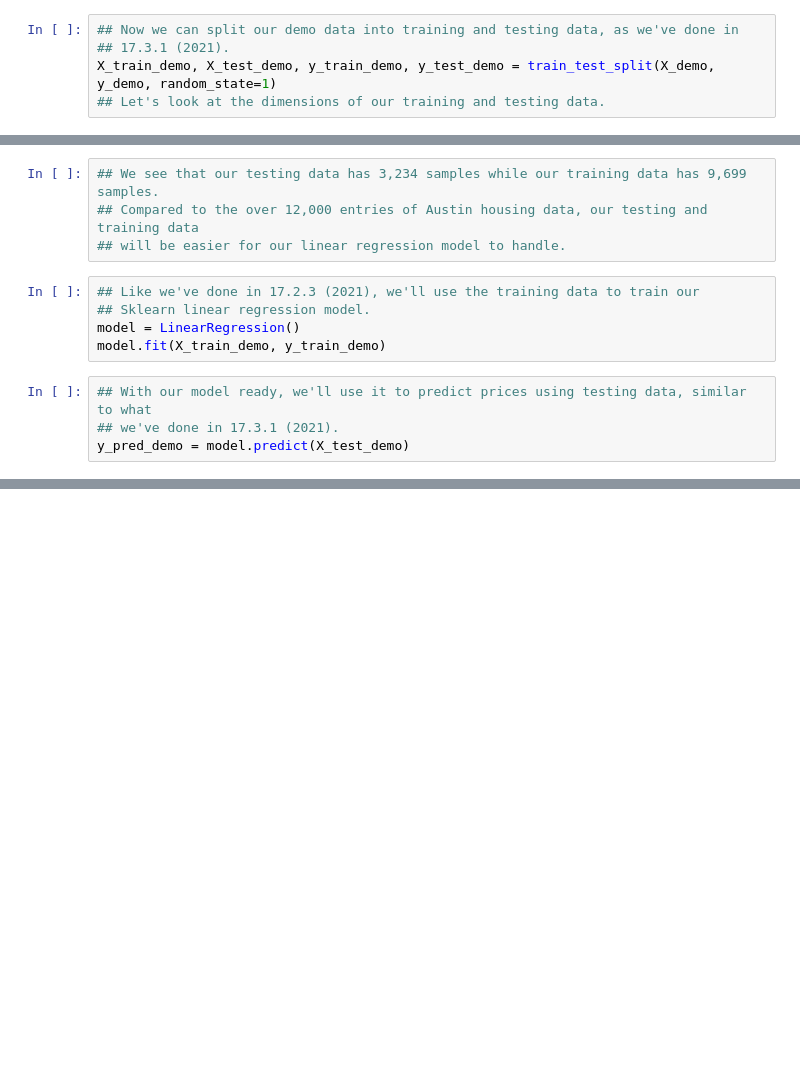
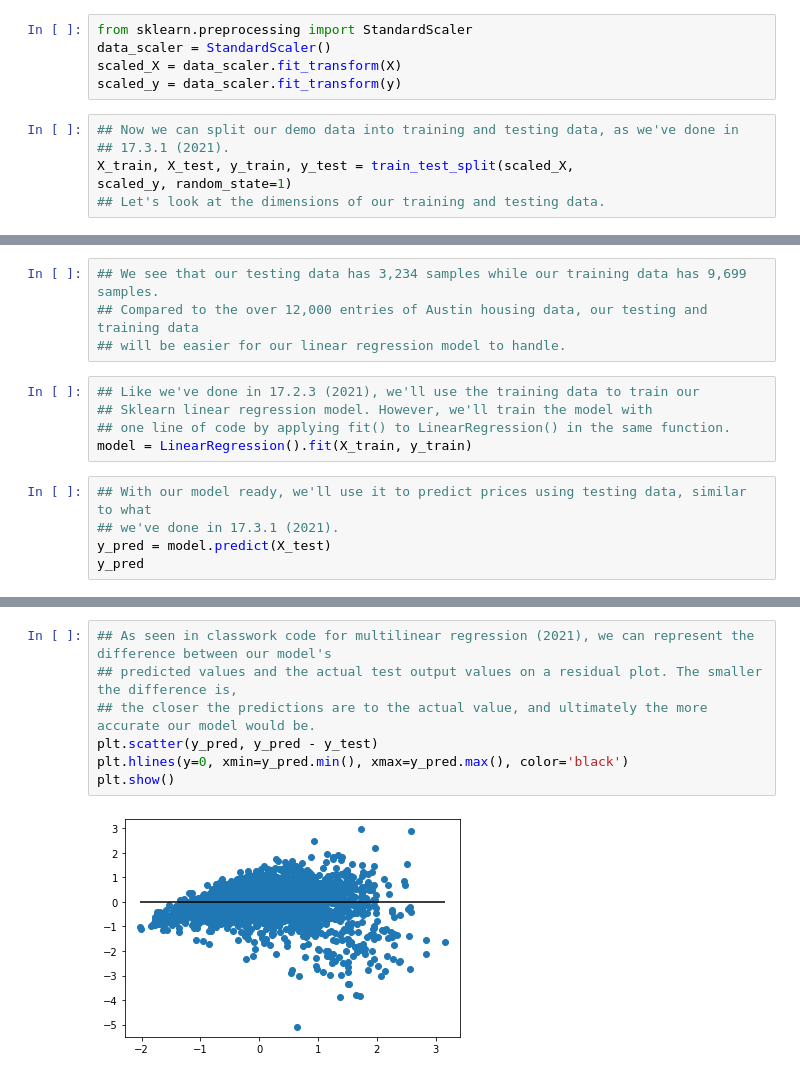
Before and after one commit to dianahandler/Final_Module20_Group3, a Jupyter notebook: Austin-Sklearn-Demonstration_chk.ipynb, the cells around one changed output, grey strips where cells are left out. Drawn from its saved outputs; the diff is of its cells as text; blank space fills up the shorter version.

```diff
--- a/Austin-Sklearn-Demonstration_chk.ipynb
+++ b/Austin-Sklearn-Demonstration_chk.ipynb
@@ -212,6 +313,11 @@ y_demo = df1['latestPrice']
+# %%
+from sklearn.preprocessing import StandardScaler
+data_scaler = StandardScaler()
+scaled_X = data_scaler.fit_transform(X)
+scaled_y = data_scaler.fit_transform(y)
 # %%
 ## Now we can split our demo data into training and testing data, as we've done in
 ## 17.3.1 (2021).
-X_train_demo, X_test_demo, y_train_demo, y_test_demo = train_test_split(X_demo,
-y_demo, random_state=1)
+X_train, X_test, y_train, y_test = train_test_split(scaled_X,
+scaled_y, random_state=1)
 ## Let's look at the dimensions of our training and testing data.
@@ -229,10 +343,11 @@ y_test_demo.shape
 ## will be easier for our linear regression model to handle.
 # %%
 ## Like we've done in 17.2.3 (2021), we'll use the training data to train our
-## Sklearn linear regression model.
-model = LinearRegression()
-model.fit(X_train_demo, y_train_demo)
+## Sklearn linear regression model. However, we'll train the model with
+## one line of code by applying fit() to LinearRegression() in the same function.
+model = LinearRegression().fit(X_train, y_train)
 # %%
 ## With our model ready, we'll use it to predict prices using testing data, similar to what
 ## we've done in 17.3.1 (2021).
-y_pred_demo = model.predict(X_test_demo)
+y_pred = model.predict(X_test)
+y_pred
@@ -257,3 +394,12 @@ testing.head()
+# %%
+## As seen in classwork code for multilinear regression (2021), we can represent the difference between our model's
+## predicted values and the actual test output values on a residual plot. The smaller the difference is,
+## the closer the predictions are to the actual value, and ultimately the more accurate our model would be.
+plt.scatter(y_pred, y_pred - y_test)
+plt.hlines(y=0, xmin=y_pred.min(), xmax=y_pred.max(), color='black')
+plt.show()
+# %% [output]
+[figure, added]
 # %%
 ## We are looking to measure mean squared error (MSE) as one way to gauge our regression
 ## model's accuracy, as suggested here: https://stats.stackexchange.com/questions/142873/how-to-determine-the-accuracy-of-regression-which-measure-should-be-used
```
Also changed, not shown: parts of 45 cells of this notebook.
